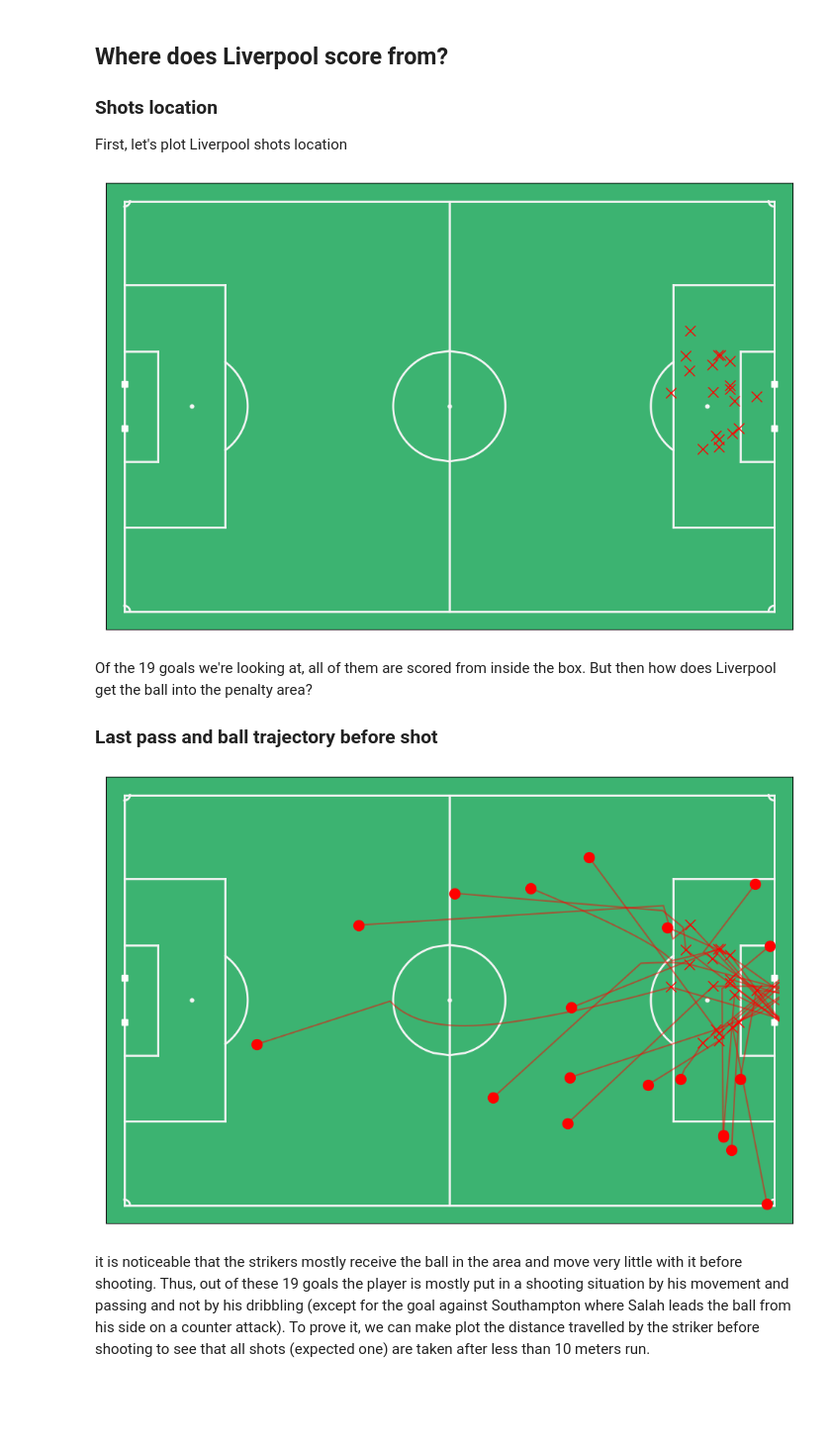
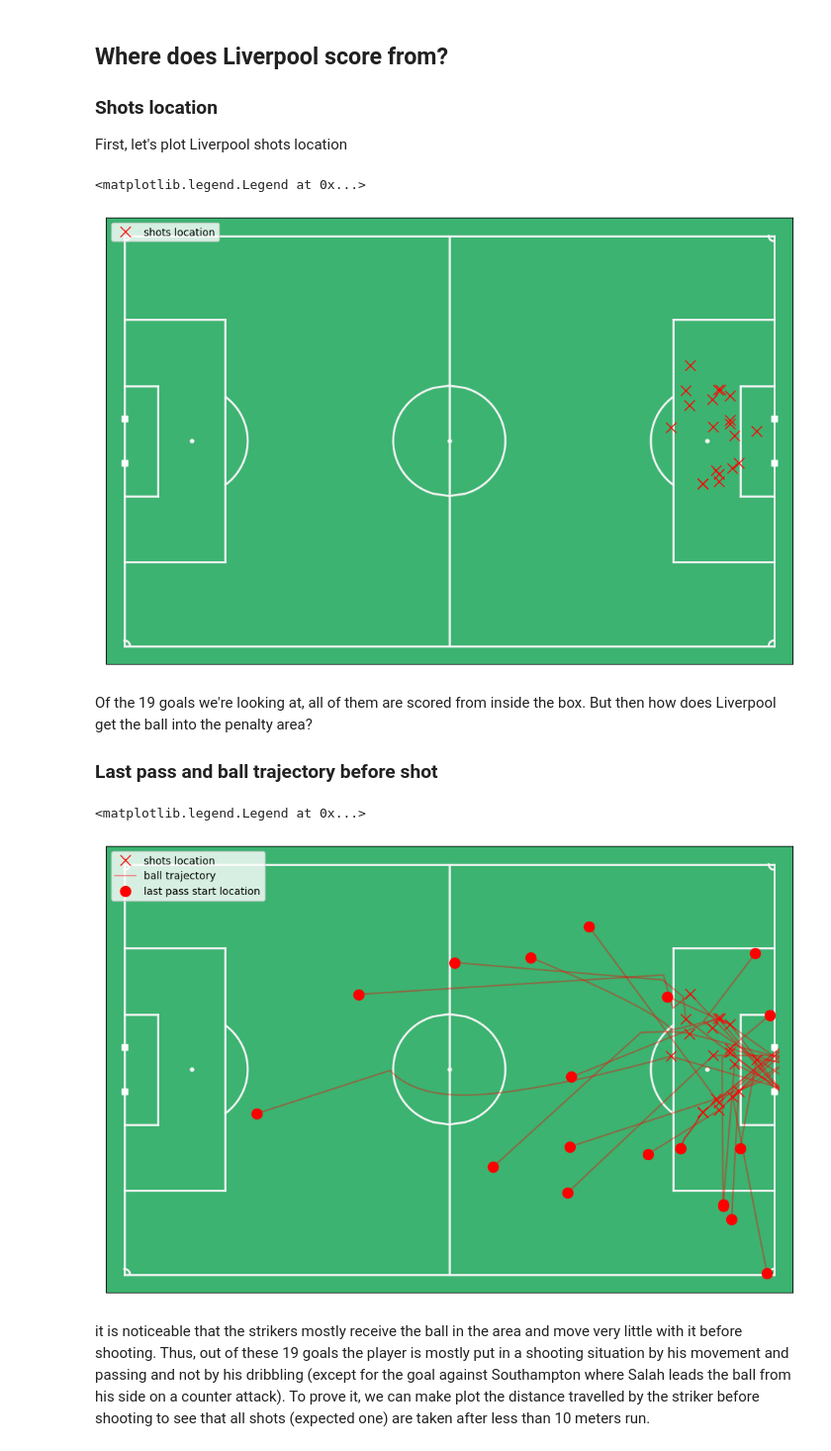
Before and after one commit to Gabsrol/liverpool_analytics_challenge, a Jupyter notebook: liverpool_goals_analysis.ipynb, the cells around one changed output. Shown at 99% size. Cells and saved outputs as stored; diff of their text form; code cells hidden in the pictures; blank space fills up the shorter version.

```diff
--- a/liverpool_goals_analysis.ipynb
+++ b/liverpool_goals_analysis.ipynb
@@ -74,8 +74,9 @@ First, let's plot Liverpool shots location
 # draw pitch
 fig,ax = mviz.plot_pitch()
 
-# for each play draw ball's trajectory
+# for each play draw shot location
 for play in plays:
+
     tracking_home = plays_data[play]['tracking_home']
     x_ball = tracking_home['ball_x'].values
     y_ball = tracking_home['ball_y'].values
@@ -89,38 +90,53 @@ for play in plays:
         y_ball = - y_ball
 
     ax.plot(x_ball[goal_frame],y_ball[goal_frame],'rx',markersize=10)
+
+    # legend
+    if play==plays[0]:
+        ax.plot(x_ball[goal_frame],y_ball[goal_frame],'rx',markersize=10,label='shots location')
+ax.legend(loc='upper left')
 # %% [output]
+<matplotlib.legend.Legend at 0x...>
-[figure, old version]
+[figure, new version]
 # %% [markdown]
 Of the 19 goals we're looking at, all of them are scored from inside the box. But then how does Liverpool get the ball into the penalty area?
 ### Last pass and ball trajectory before shot
 # %%
 # draw pitch
 fig,ax = mviz.plot_pitch()
 
 # for each play draw ball's trajectory
 for play in plays:
     tracking_home = plays_data[play]['tracking_home']
     x_ball = tracking_home['ball_x'].values
     y_ball = tracking_home['ball_y'].values
 
     # get last pass frame
     events = plays_data[play]['events'].copy()
     last_pass_frame = events.query('Type=="PASS"')['Start Frame'].max()
 
     # goal frame
     goal_frame=goals.loc[play,'frame']
 
     # convert as Liverpool attacked in the same direction (right)
     if x_ball[-1]<0:
         x_ball = - x_ball
         y_ball = - y_ball
 
     ax.plot(x_ball[goal_frame],y_ball[goal_frame],'rx',markersize=10)
-    ax.plot(x_ball[last_pass_frame:],y_ball[last_pass_frame:],'r',alpha=0.5)
+    ax.plot(x_ball[last_pass_frame:],y_ball[last_pass_frame:],'r',alpha=0.4)
     ax.plot(x_ball[last_pass_frame],y_ball[last_pass_frame],'ro',markersize=10)
+
+    # legend
+    if play==plays[0]:
+        ax.plot(x_ball[goal_frame],y_ball[goal_frame],'rx',markersize=10,label='shots location')
+        ax.plot(x_ball[last_pass_frame:],y_ball[last_pass_frame:],'r',alpha=0.4,label='ball trajectory')
+        ax.plot(x_ball[last_pass_frame],y_ball[last_pass_frame],'ro',markersize=10,label='last pass start location')
+
+ax.legend(loc='upper left')
 # %% [output]
+<matplotlib.legend.Legend at 0x...>
-[figure, old version]
+[figure, new version]
 # %% [markdown]
 it is noticeable that the strikers mostly receive the ball in the area and move very little with it before shooting. Thus, out of these 19 goals the player is mostly put in a shooting situation by his movement and passing and not by his dribbling (except for the goal against Southampton where Salah leads the ball from his side on a counter attack). To prove it, we can make plot the distance travelled by the striker before shooting to see that all shots (expected one) are taken after less than 10 meters run.
 # %%
```
Also changed, not shown: parts of 13 cells of this notebook.
